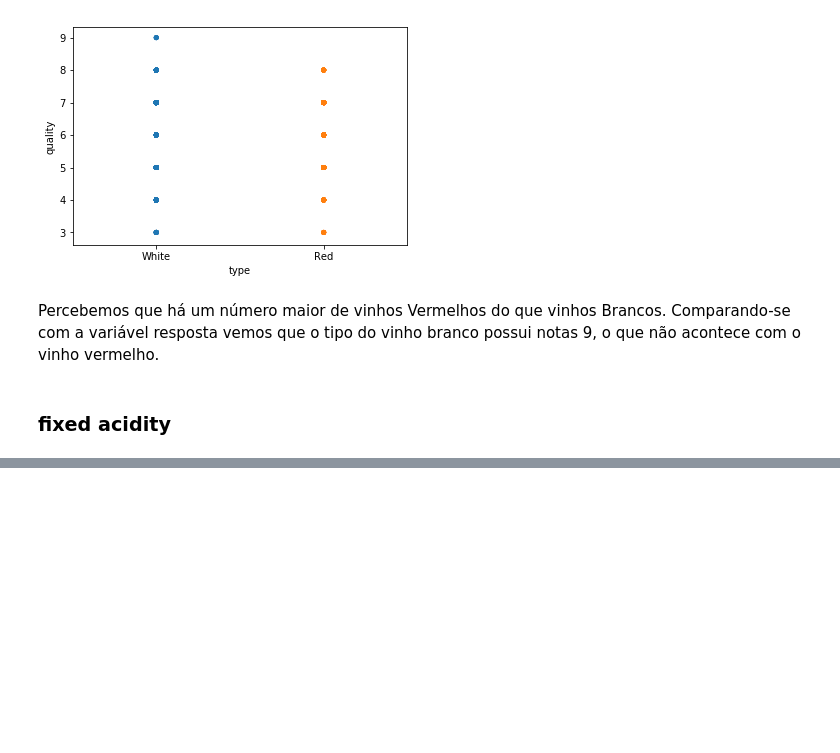
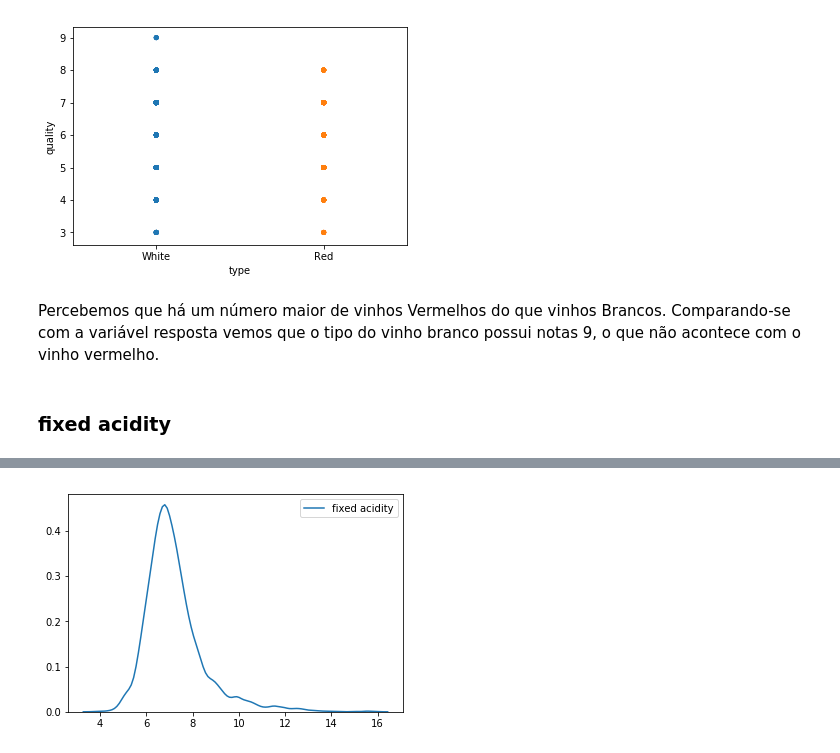
Before and after one commit to bahbbc/wine-quality, a Jupyter notebook: WineQuality.ipynb, the cells around one changed output, grey strips where cells are left out. Saved outputs shown, nothing was run; the diff lists cells and outputs as text; code cells hidden in the pictures; blank space fills up the shorter version.

```diff
--- a/WineQuality.ipynb
+++ b/WineQuality.ipynb
@@ -65,0 +85,4 @@ Percebemos que há um número maior de vinhos Vermelhos do que vinhos Brancos. C
+# %%
+sns.kdeplot(wine['fixed acidity']);
+# %% [output]
+[figure, added]
```
Also changed, not shown: parts of 104 cells of this notebook.
